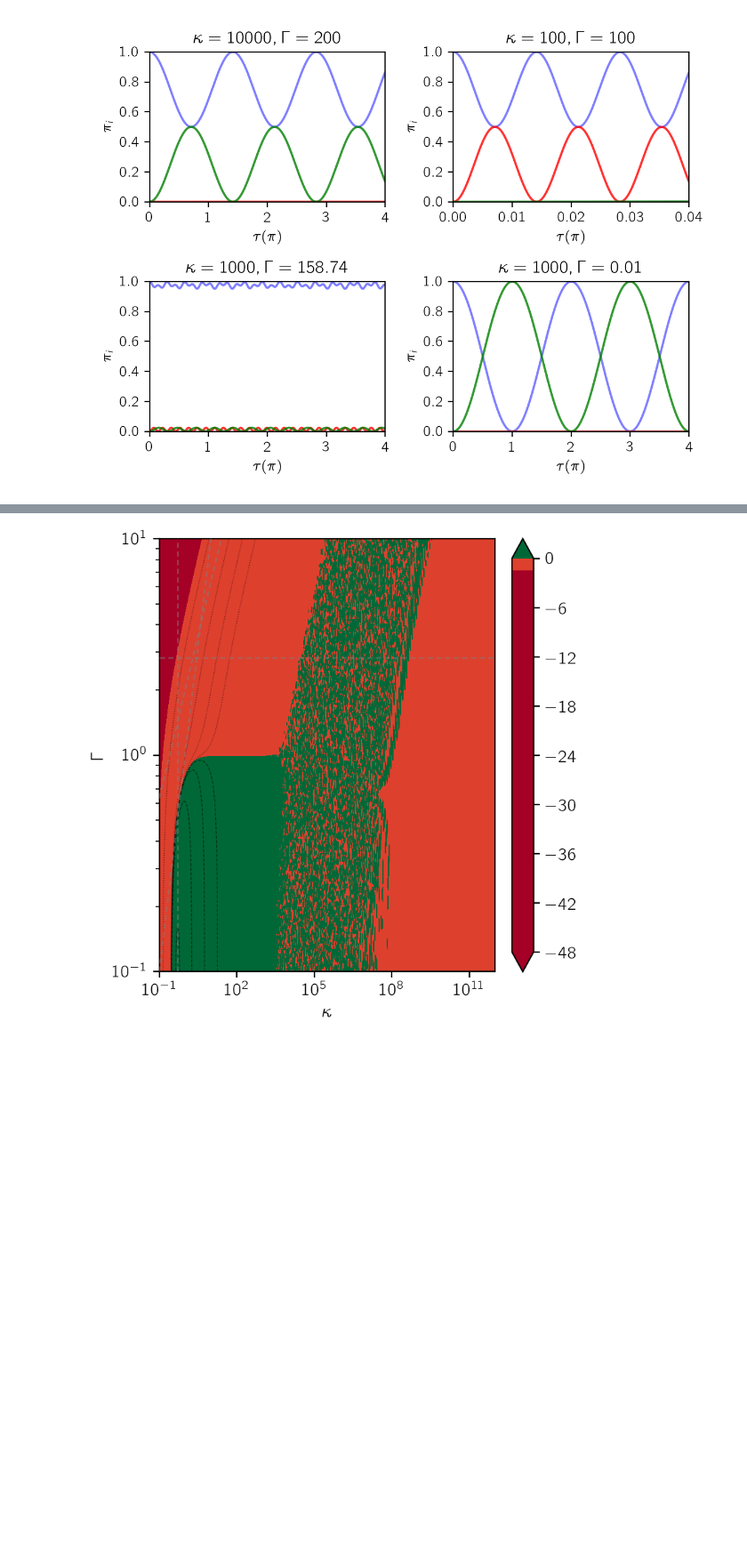
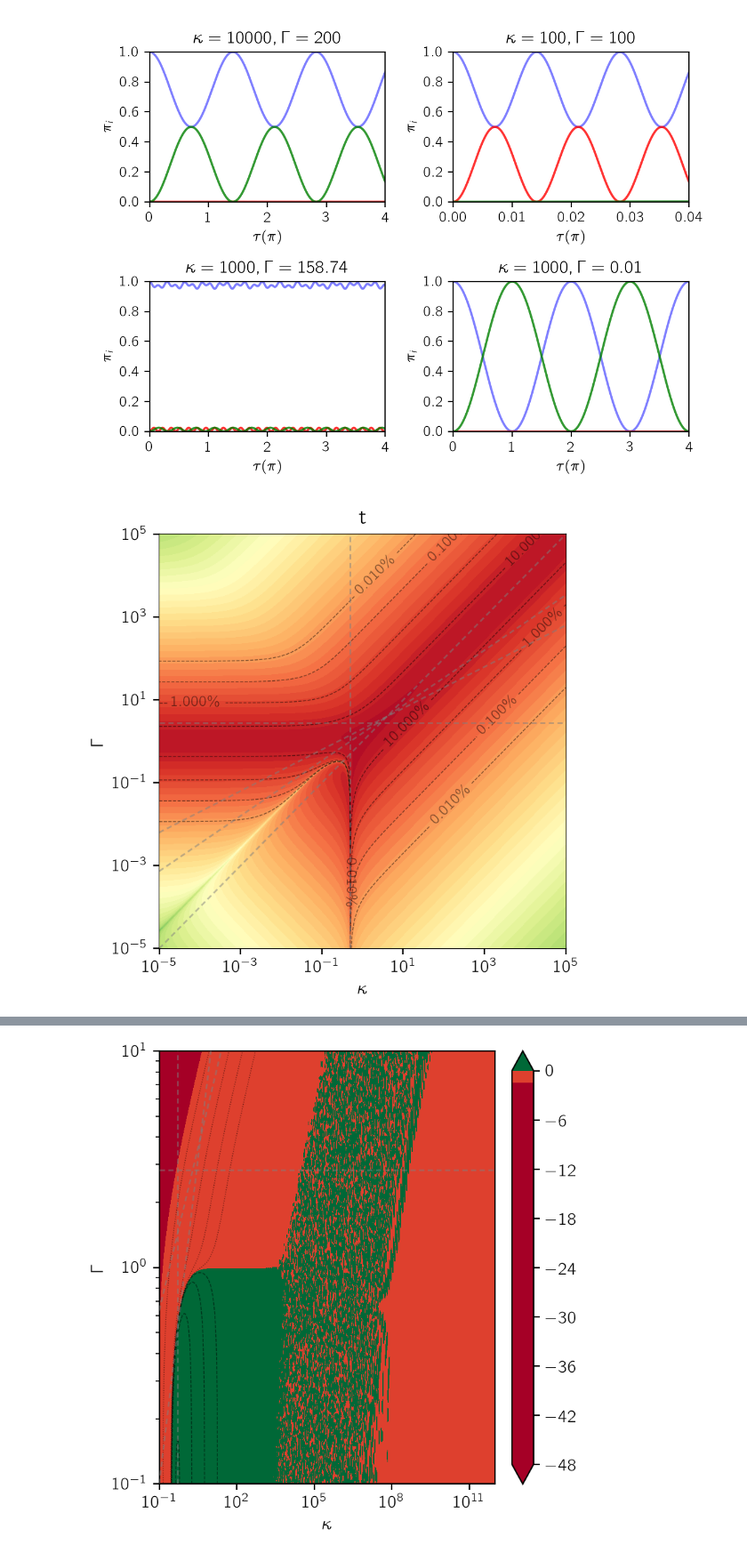
Before and after one commit to tomhepz/MolecularEnergyLevels, a Jupyter notebook: notebooks/rabi.ipynb, the cells around one changed output, grey strips where cells are left out. Shown at 89% size. Cells and saved outputs as stored; diff of their text form; code cells hidden in the pictures; blank space fills up the shorter version.

```diff
--- a/notebooks/rabi.ipynb
+++ b/notebooks/rabi.ipynb
@@ -267,6 +267,20 @@ for i,(k,g,p) in enumerate(example_points):
 # %%
 def twice_average_fidelity(k,g):
     return ((1 + g**2)**2 + 8*k**2*(-1 + 2*g**2) + 16*k**4)/((1 + g**2)**3 + (-8 + 20*g**2 + g**4)*k**2 + 16*k**4)
+
+def Power(base,exp):
+    return base**exp
+
+def Sqrt(x):
+    return x**(0.5)
+
+def half_of_res(k,g,p):
+    return ((g*(Power(g,3)*(5 - 7*p) + g*(4 + 4*Power(k,2)*(4 - 7*p) - 5*p) +
+       Power(g,5)*(1 - 2*p) + 12*Power(g,2)*k*Sqrt((1 - p)*p) +
+       2*Power(g,4)*k*Sqrt((1 - p)*p) +
+       8*k*(-1 + 4*Power(k,2))*Sqrt(-((-1 + p)*p))))/
+   (2.*(Power(1 + Power(g,2),3) +
+       (-8 + 20*Power(g,2) + Power(g,4))*Power(k,2) + 16*Power(k,4))))
 
 def minus_fidelity(k,g):
     return 1-((g**2 * ((1+g**2)**2 + 12*k**2))/((1+g**2)**3 + (-8 + 20*g**2 + g**4)*k**2 + 16*k**4))
@@ -285,8 +299,8 @@ def maximum_fidelity(k,g):
 
     return numerator/denominator
 
-k_exp_range = (-1,12)
-g_exp_range = (-1,12)
+k_exp_range = (-5,5)
+g_exp_range = (-5,5)
 
 ks = np.logspace(*k_exp_range,1000)
 gs = np.logspace(*g_exp_range,1000)
@@ -304,4 +318,48 @@ k2 = ks**2
 expansion_fidelities = 1 - (4*g2+g2**2)/(16*k2) #- (g2)/(4*k2) - (g2**2)/(16*k2)# - (3*g2)/(16*k2**2) + (5*g2**2)/(32*k2**2)
 # expansion_fidelities = 1 - (g2/(k2))
 
+half_of_res_plot = half_of_res(ks,gs,0.50)
+
 difference = (np.log10(1-twice_average_fidelities+1e-9)-np.log10(1-expansion_fidelities+1e-9))#/np.log10(1-twice_average_fidelities+1e-9)
+# %%
+fig, ax = plt.subplots(1,1,figsize=(4,4),constrained_layout=True)
+
+Norm  = colors.Normalize(vmin=0, vmax=1, clip=True)
+
+# noted_levels=[0.00001,0.0001,0.001,0.01,0.1,0.5,0.9,0.99,0.999,0.9999,0.99999]
+noted_levels=[0.0001,0.001,0.01,0.1]
+
+title = "t"
+ax.set_xscale('log')
+ax.set_yscale('log')
+ax.set_xlim(10**k_exp_range[0],10**k_exp_range[1])
+ax.set_ylim(10**g_exp_range[0],10**g_exp_range[1])
+ax.set_xlabel('$\kappa$')
+ax.set_ylabel('$\Gamma$')
+
+k=10
+normalised_fidelies = -np.log10(np.abs(half_of_res_plot)+1e-15)/15
+
+cf = ax.contourf(ks,gs,normalised_fidelies,40,cmap='RdYlGn',norm=Norm,alpha=1,zorder=10)
+CS1 = ax.contour(ks,gs,half_of_res_plot,noted_levels, colors='k',linestyles='dashed',linewidths=0.5,alpha=0.5,zorder=20)
+
+fmt = {}
+strs = [f"{n*100:.3f}\%" for n in noted_levels]
+for l, s in zip(CS1.levels, strs):
+    fmt[l] = s
+
+# labelpositions = [(0.01,np.sqrt(1/n-1)) for n in noted_levels]
+ax.clabel(CS1, CS1.levels, fmt=fmt,fontsize='small')
+ax.set_title(title)
+
+ax.axhline(2**1.5,zorder=50,color='grey',linewidth=1,dashes=(3,2),alpha=0.5)
+ax.axvline(0.5,zorder=50,color='grey',linewidth=1,dashes=(3,2),alpha=0.5)
+
+ax.plot([10**k_exp_range[0],10**k_exp_range[1]],[2*(10**k_exp_range[0])**0.5,2*(10**k_exp_range[1])**0.5],zorder=100,color='grey',linewidth=1,dashes=(3,2),alpha=0.5)
+ax.plot([10**k_exp_range[0],10**k_exp_range[1]],[2**(2/3)*(10**k_exp_range[0])**(2/3),2**(2/3)*(10**k_exp_range[1])**(2/3)],zorder=100,color='grey',linewidth=1,dashes=(3,2),alpha=0.5)
+ax.plot([10**k_exp_range[0],10**k_exp_range[1]],[10**k_exp_range[0],10**k_exp_range[1]],zorder=100,color='grey',linewidth=1,dashes=(3,2),alpha=0.5)
+
+
+fig.savefig('../images/3-level-phase.pdf')
+# %% [output]
+[figure, added]
```
Also changed, not shown: parts of 4 cells of this notebook, 24 other files.
